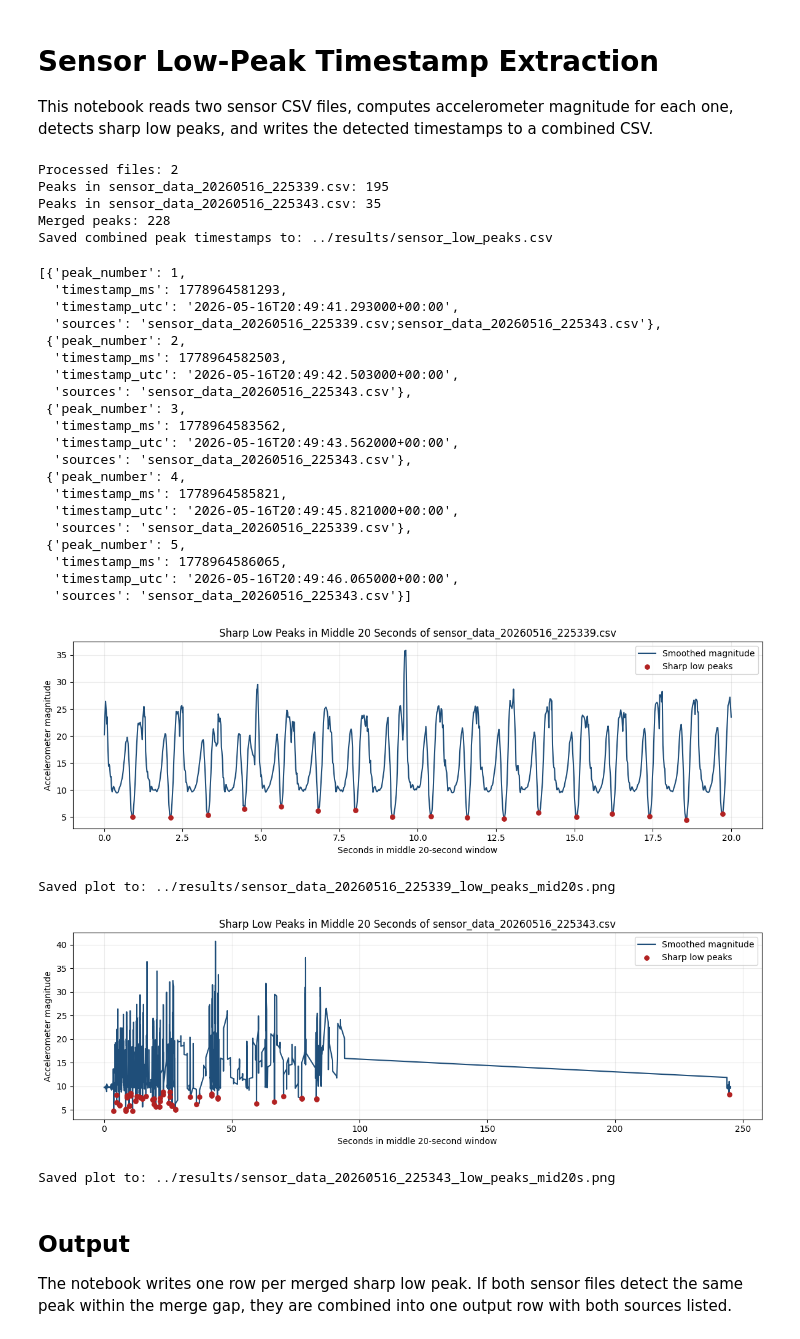
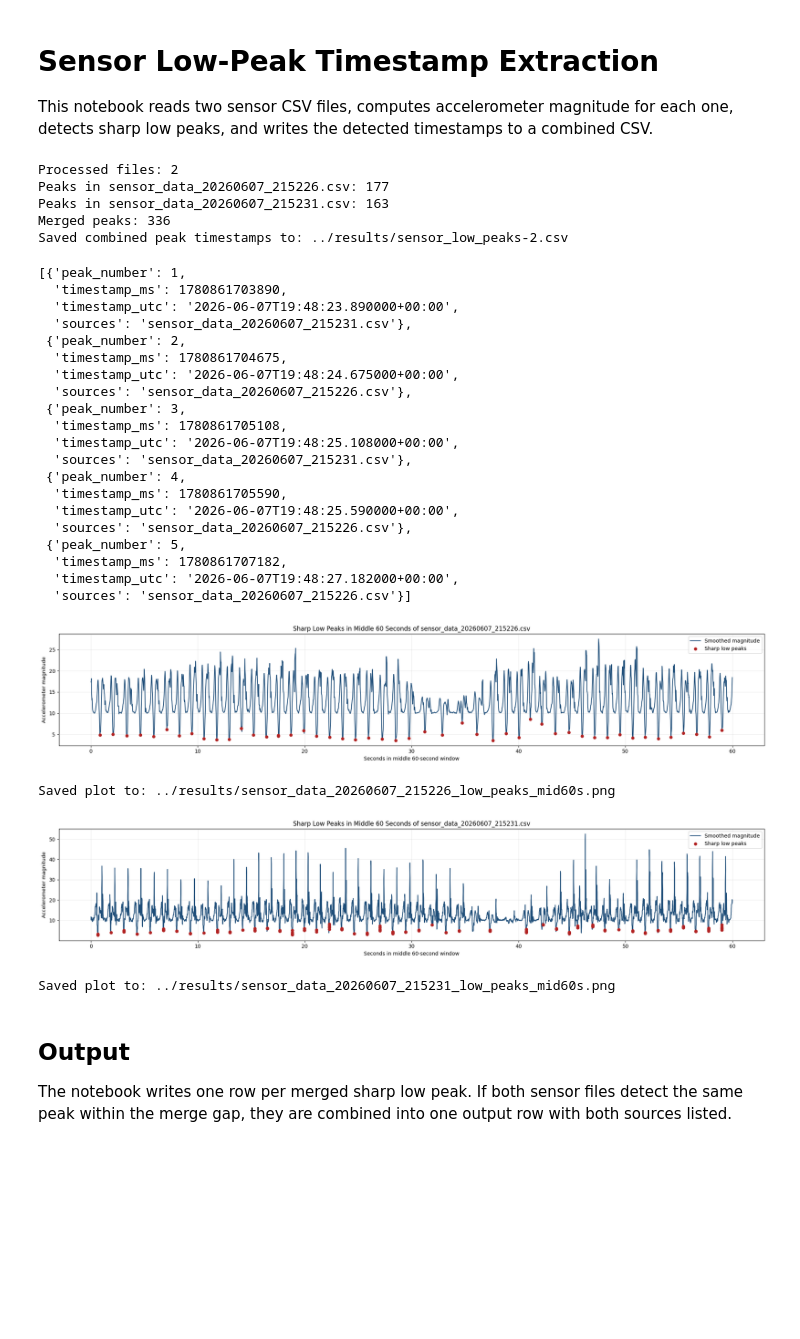
Before and after one commit to RavMRafiki/step-calcs, a Jupyter notebook: speed convert/sensor_low_peaks_notebook.ipynb, the cells around one changed output. Cells and saved outputs as stored; diff of their text form; code cells hidden in the pictures; blank space fills up the shorter version.

```diff
--- a/speed convert/sensor_low_peaks_notebook.ipynb
+++ b/speed convert/sensor_low_peaks_notebook.ipynb
@@ -140,7 +160,18 @@ per_file_peaks: list[tuple[str, list[int]]] = []
 
 for csv_path in INPUT_CSVS:
     timestamps_ms, magnitudes = load_accelerometer_samples(csv_path)
-    peaks = detect_sharp_low_peaks(timestamps_ms, magnitudes)
+    params = FILE_PARAMS.get(csv_path.name, {})
+    smooth = params.get("smooth_window", SMOOTH_WINDOW)
+    min_interval = params.get("min_interval_ms", MIN_INTERVAL_MS)
+    prominence = params.get("prominence_min", PROMINENCE_MIN)
+
+    peaks = detect_sharp_low_peaks(
+        timestamps_ms,
+        magnitudes,
+        smooth_window=smooth,
+        min_interval_ms=min_interval,
+        prominence_min=prominence,
+    )
     per_file_peaks.append((csv_path.name, peaks))
 
 merged_peaks = merge_peak_streams(per_file_peaks, MERGE_GAP_MS)
@@ -171,30 +202,30 @@ print(f"Saved combined peak timestamps to: {OUTPUT_CSV}")
 rows[:5]
 # %% [output]
 Processed files: 2
-Peaks in sensor_data_20260516_225339.csv: 195
-Peaks in sensor_data_20260516_225343.csv: 35
-Merged peaks: 228
-Saved combined peak timestamps to: ../results/sensor_low_peaks.csv
+Peaks in sensor_data_20260607_215226.csv: 177
+Peaks in sensor_data_20260607_215231.csv: 163
+Merged peaks: 336
+Saved combined peak timestamps to: ../results/sensor_low_peaks-2.csv
 [{'peak_number': 1,
-  'timestamp_ms': 1778964581293,
-  'timestamp_utc': '2026-05-16T20:49:41.293000+00:00',
-  'sources': 'sensor_data_20260516_225339.csv;sensor_data_20260516_225343.csv'},
+  'timestamp_ms': 1780861703890,
+  'timestamp_utc': '2026-06-07T19:48:23.890000+00:00',
+  'sources': 'sensor_data_20260607_215231.csv'},
  {'peak_number': 2,
-  'timestamp_ms': 1778964582503,
-  'timestamp_utc': '2026-05-16T20:49:42.503000+00:00',
-  'sources': 'sensor_data_20260516_225343.csv'},
+  'timestamp_ms': 1780861704675,
+  'timestamp_utc': '2026-06-07T19:48:24.675000+00:00',
+  'sources': 'sensor_data_20260607_215226.csv'},
  {'peak_number': 3,
-  'timestamp_ms': 1778964583562,
-  'timestamp_utc': '2026-05-16T20:49:43.562000+00:00',
-  'sources': 'sensor_data_20260516_225343.csv'},
+  'timestamp_ms': 1780861705108,
+  'timestamp_utc': '2026-06-07T19:48:25.108000+00:00',
+  'sources': 'sensor_data_20260607_215231.csv'},
  {'peak_number': 4,
-  'timestamp_ms': 1778964585821,
-  'timestamp_utc': '2026-05-16T20:49:45.821000+00:00',
-  'sources': 'sensor_data_20260516_225339.csv'},
+  'timestamp_ms': 1780861705590,
+  'timestamp_utc': '2026-06-07T19:48:25.590000+00:00',
+  'sources': 'sensor_data_20260607_215226.csv'},
  {'peak_number': 5,
-  'timestamp_ms': 1778964586065,
-  'timestamp_utc': '2026-05-16T20:49:46.065000+00:00',
-  'sources': 'sensor_data_20260516_225343.csv'}]
+  'timestamp_ms': 1780861707182,
+  'timestamp_utc': '2026-06-07T19:48:27.182000+00:00',
+  'sources': 'sensor_data_20260607_215226.csv'}]
 # %%
 import matplotlib.pyplot as plt
 
@@ -207,7 +238,9 @@ for source_name, peak_timestamps in per_file_peaks:
     first_timestamp_ms = timestamps_ms[0]
     last_timestamp_ms = timestamps_ms[-1]
     middle_timestamp_ms = (first_timestamp_ms + last_timestamp_ms) / 2
-    window_half_ms = 10_000
+
+    params = FILE_PARAMS.get(csv_path.name, {})
+    window_half_ms = params.get("window_half_ms", 30_000)
     window_start_ms = middle_timestamp_ms - window_half_ms
     window_end_ms = middle_timestamp_ms + window_half_ms
 
@@ -219,41 +252,43 @@ for source_name, peak_timestamps in per_file_peaks:
     if len(window_samples) < 2:
         window_samples = list(zip(timestamps_ms, magnitudes, signal))
         window_start_ms = window_samples[0][0]
 
     x_seconds = [(timestamp_ms - window_start_ms) / 1000.0 for timestamp_ms, _, _ in window_samples]
     smoothed_values = [smoothed for _, _, smoothed in window_samples]
 
-    fig, ax = plt.subplots(figsize=(12, 4))
+    figsize = params.get("figsize", (16, 4))
+    fig, ax = plt.subplots(figsize=figsize)
     ax.plot(x_seconds, smoothed_values, color="#1f4e79", linewidth=1.5, label="Smoothed magnitude")
 
     peak_x = []
     peak_y = []
     for timestamp_ms, _, smoothed in window_samples:
         if timestamp_ms in peak_set:
             peak_x.append((timestamp_ms - window_start_ms) / 1000.0)
             peak_y.append(smoothed)
 
     if peak_x:
         ax.scatter(peak_x, peak_y, color="#b22222", s=28, label="Sharp low peaks", zorder=3)
 
-    ax.set_title(f"Sharp Low Peaks in Middle 20 Seconds of {csv_path.name}")
-    ax.set_xlabel("Seconds in middle 20-second window")
+    total_seconds = int((window_half_ms * 2) / 1000)
+    ax.set_title(f"Sharp Low Peaks in Middle {total_seconds} Seconds of {csv_path.name}")
+    ax.set_xlabel(f"Seconds in middle {total_seconds}-second window")
     ax.set_ylabel("Accelerometer magnitude")
     ax.grid(alpha=0.25)
     ax.legend()
     fig.tight_layout()
 
-    plot_path = OUTPUT_CSV.with_name(f"{csv_path.stem}_low_peaks_mid20s.png")
+    plot_path = OUTPUT_CSV.with_name(f"{csv_path.stem}_low_peaks_mid{total_seconds}s.png")
     fig.savefig(plot_path, dpi=160)
     plt.show()
     plt.close(fig)
 
     print(f"Saved plot to: {plot_path}")
 # %% [output]
-[figure, old version]
+[figure, new version]
-Saved plot to: ../results/sensor_data_20260516_225339_low_peaks_mid20s.png
+Saved plot to: ../results/sensor_data_20260607_215226_low_peaks_mid60s.png
-[figure, old version]
+[figure, new version]
-Saved plot to: ../results/sensor_data_20260516_225343_low_peaks_mid20s.png
+Saved plot to: ../results/sensor_data_20260607_215231_low_peaks_mid60s.png
 # %% [markdown]
 ## Output
 
```
Also changed, not shown: parts of 1 cell of this notebook, 7 other files.
